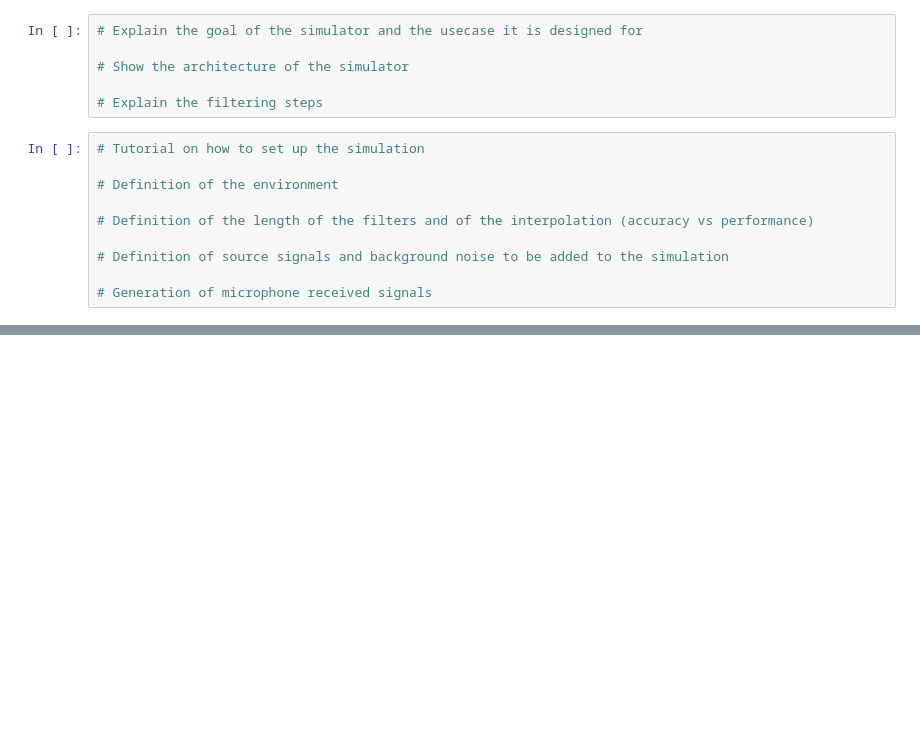
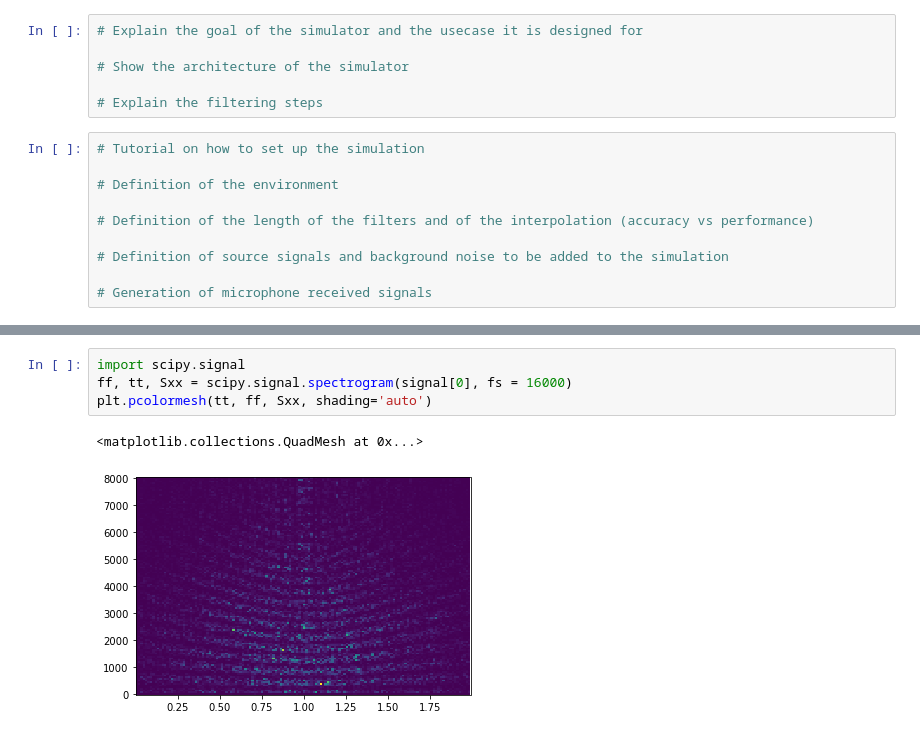
Before and after one commit to steDamiano/pyroadacoustics, a Jupyter notebook: simulator_demo.ipynb, the cells around one changed output, grey strips where cells are left out. Cells and saved outputs as stored; diff of their text form; blank space fills up the shorter version.

```diff
--- a/simulator_demo.ipynb
+++ b/simulator_demo.ipynb
@@ -36,0 +41,7 @@ plt.plot(signal[0])
+# %%
+import scipy.signal
+ff, tt, Sxx = scipy.signal.spectrogram(signal[0], fs = 16000)
+plt.pcolormesh(tt, ff, Sxx, shading='auto')
+# %% [output]
+<matplotlib.collections.QuadMesh at 0x...>
+[figure, added]
```
Also changed, not shown: parts of 1 cell of this notebook, 5 other files.
